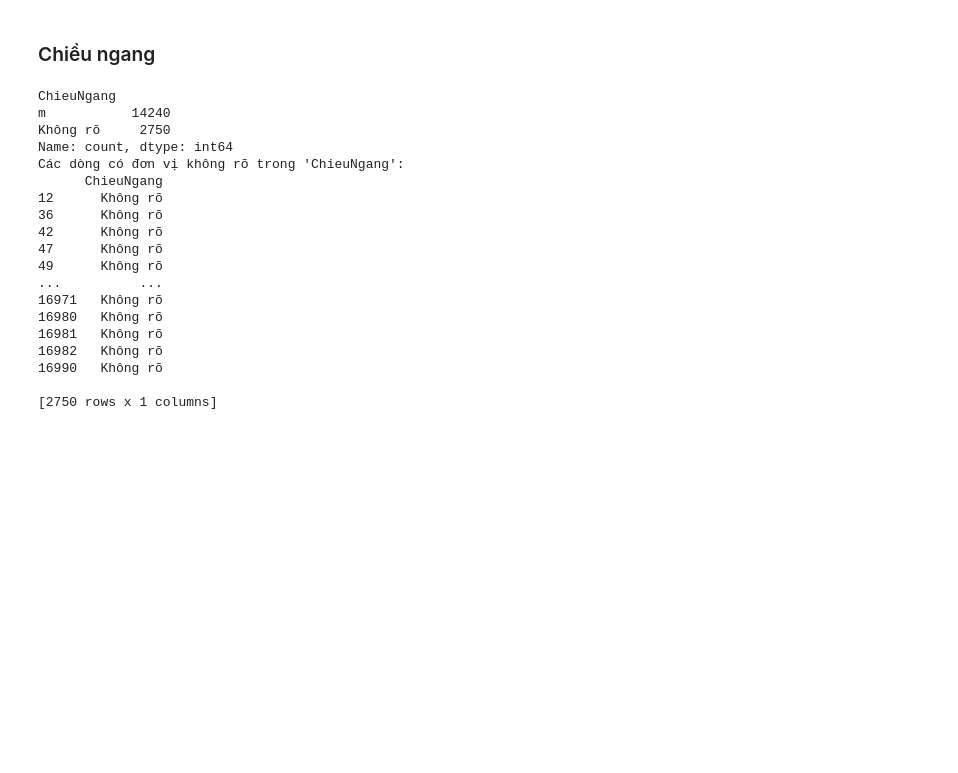
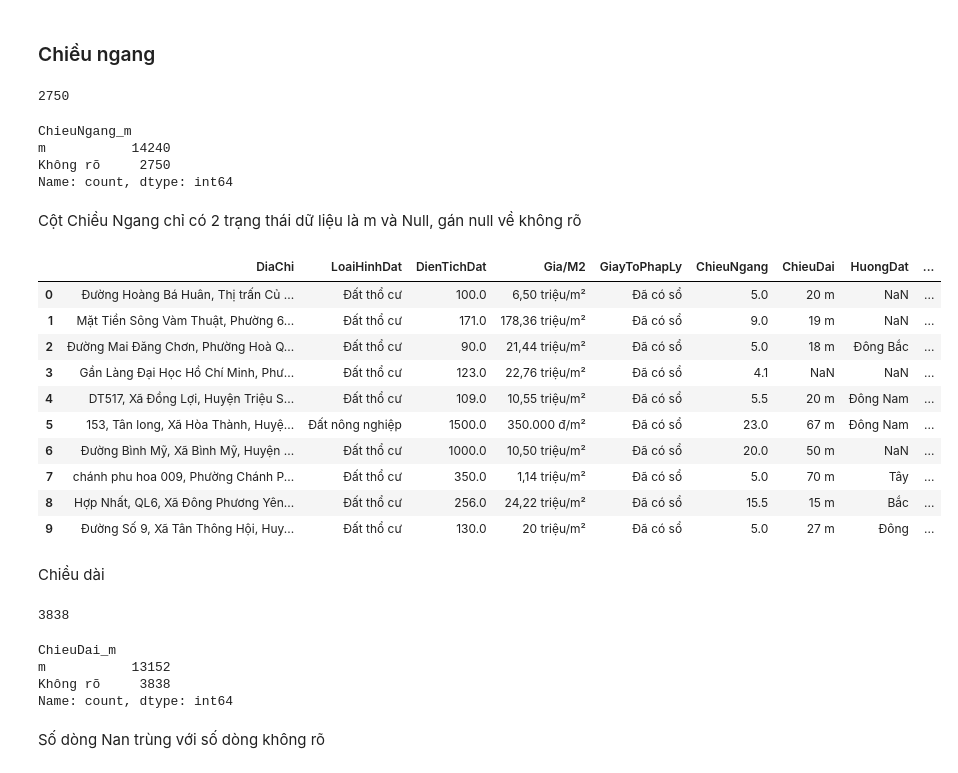
Before and after one commit to ngodongnguyen/PTDL, a Jupyter notebook: Preprocessing/NhaTot.ipynb, the cells around one changed output. Cells and saved outputs as stored; diff of their text form; code cells hidden in the pictures; blank space fills up the shorter version.

```diff
--- a/Preprocessing/NhaTot.ipynb
+++ b/Preprocessing/NhaTot.ipynb
@@ -108,31 +108,53 @@ Số dòng còn lại sau khi xoá: 16990
 df['DienTichDat'] = df['DienTichDat'].apply(chuyen_dien_tich_sang_m2)
 # %% [markdown]
 ### Chiều ngang
+# %%
+print(df['ChieuNgang'].isnull().sum())  # Kiểm tra còn NaN không
+# %% [output]
+2750
 # %%
-df['ChieuNgang'] = df['ChieuNgang'].astype(str).apply(lambda x: x.split()[-1] if ' ' in x else 'Không rõ')
+df['ChieuNgang_m'] = df['ChieuNgang'].astype(str).apply(lambda x: x.split()[-1] if ' ' in x else 'Không rõ')
 
 # Xem tất cả đơn vị xuất hiện
-print(df['ChieuNgang'].value_counts())
-df_khong_ro = df[df['ChieuNgang'] == 'Không rõ']
-print("Các dòng có đơn vị không rõ trong 'ChieuNgang':")
-print(df_khong_ro[['ChieuNgang']])
+print(df['ChieuNgang_m'].value_counts())
 # %% [output]
-ChieuNgang
+ChieuNgang_m
 m           14240
 Không rõ     2750
 Name: count, dtype: int64
-Các dòng có đơn vị không rõ trong 'ChieuNgang':
-      ChieuNgang
-12      Không rõ
-36      Không rõ
-42      Không rõ
-47      Không rõ
-49      Không rõ
-...          ...
-16971   Không rõ
-16980   Không rõ
-16981   Không rõ
-16982   Không rõ
-16990   Không rõ
-
-[2750 rows x 1 columns]
+# %% [markdown]
+Cột Chiều Ngang chỉ có 2 trạng thái dữ liệu là m và Null, gán null về không rõ
+# %%
+df["ChieuNgang"]=df["ChieuNgang"].apply(chuyen_chieu_ngang_hoac_chieu_dai_sang_m)
+# %%
+df.head(10)
+# %% [output]
+|  | DiaChi | LoaiHinhDat | DienTichDat | Gia/M2 | GiayToPhapLy | ChieuNgang | ChieuDai | HuongDat | ... |
+| 0 | Đường Hoàng Bá Huân, Thị trấn Củ ... | Đất thổ cư | 100.0 | 6,50 triệu/m² | Đã có sổ | 5.0 | 20 m | NaN | ... |
+| 1 | Mặt Tiền Sông Vàm Thuật, Phường 6... | Đất thổ cư | 171.0 | 178,36 triệu/m² | Đã có sổ | 9.0 | 19 m | NaN | ... |
+| 2 | Đường Mai Đăng Chơn, Phường Hoà Q... | Đất thổ cư | 90.0 | 21,44 triệu/m² | Đã có sổ | 5.0 | 18 m | Đông Bắc | ... |
+| 3 | Gần Làng Đại Học Hồ Chí Minh, Phư... | Đất thổ cư | 123.0 | 22,76 triệu/m² | Đã có sổ | 4.1 | NaN | NaN | ... |
+| 4 | DT517, Xã Đồng Lợi, Huyện Triệu S... | Đất thổ cư | 109.0 | 10,55 triệu/m² | Đã có sổ | 5.5 | 20 m | Đông Nam | ... |
+| 5 | 153, Tân long, Xã Hòa Thành, Huyệ... | Đất nông nghiệp | 1500.0 | 350.000 đ/m² | Đã có sổ | 23.0 | 67 m | Đông Nam | ... |
+| 6 | Đường Bình Mỹ, Xã Bình Mỹ, Huyện ... | Đất thổ cư | 1000.0 | 10,50 triệu/m² | Đã có sổ | 20.0 | 50 m | NaN | ... |
+| 7 | chánh phu hoa 009, Phường Chánh P... | Đất thổ cư | 350.0 | 1,14 triệu/m² | Đã có sổ | 5.0 | 70 m | Tây | ... |
+| 8 | Hợp Nhất, QL6, Xã Đông Phương Yên... | Đất thổ cư | 256.0 | 24,22 triệu/m² | Đã có sổ | 15.5 | 15 m | Bắc | ... |
+| 9 | Đường Số 9, Xã Tân Thông Hội, Huy... | Đất thổ cư | 130.0 | 20 triệu/m² | Đã có sổ | 5.0 | 27 m | Đông | ... |
+# %% [markdown]
+Chiều dài
+# %%
+print(df['ChieuDai'].isnull().sum())  # Kiểm tra còn NaN không
+# %% [output]
+3838
+# %%
+df['ChieuDai_m'] = df['ChieuDai'].astype(str).apply(lambda x: x.split()[-1] if ' ' in x else 'Không rõ')
+
+# Xem tất cả đơn vị xuất hiện
+print(df['ChieuDai_m'].value_counts())
+# %% [output]
+ChieuDai_m
+m           13152
+Không rõ     3838
+Name: count, dtype: int64
+# %% [markdown]
+Số dòng Nan trùng với số dòng không rõ
```
Also changed, not shown: parts of 26 cells of this notebook, 2 other files.
